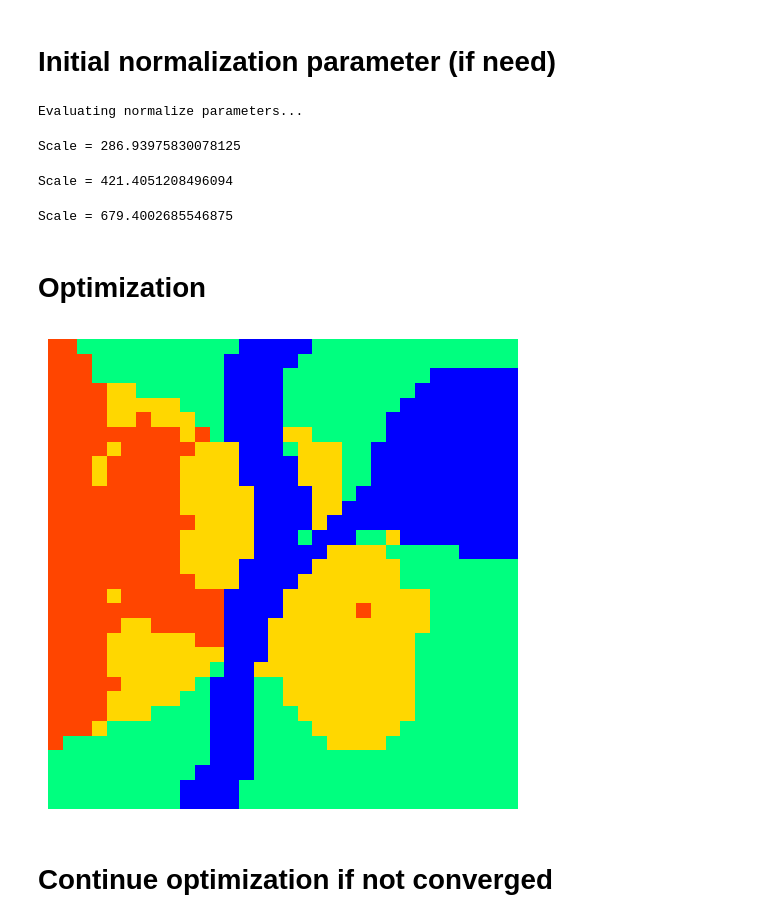
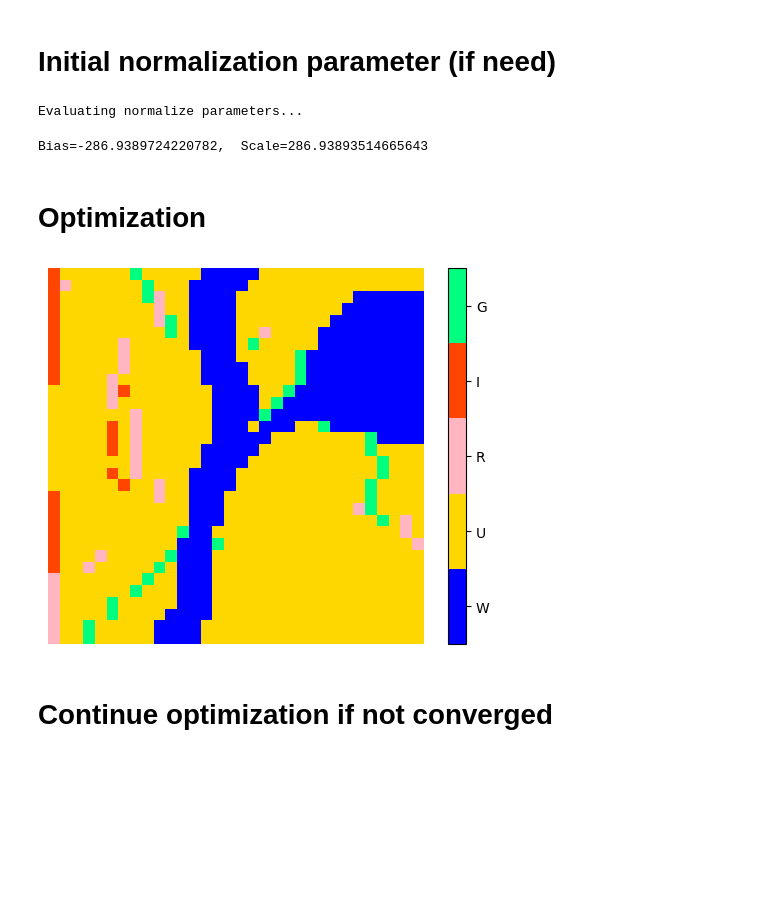
Before and after one commit to codeRimoe/pSO, a Jupyter notebook: Opt_Sim.ipynb, the cells around one changed output. Saved outputs shown, nothing was run; the diff lists cells and outputs as text; code cells hidden in the pictures; blank space fills up the shorter version.

```diff
--- a/Opt_Sim.ipynb
+++ b/Opt_Sim.ipynb
@@ -103,28 +103,26 @@ class SimProb(OptProblem):
 # Initial normalization parameter (if need)
 # %%
 import torch
-prob = SimProb(DV=dict(LU=LUx.var['LU']), dvSoft=dict(LU=10), dvMask=dict(LU=~LUx.var['R']), Ws=Ws)
+prob = SimProb(DV=dict(LU=LUx.var['LU']), dvHard=['LU'], dvSoft=[], dvMask=dict(LU=~LUx.var['R']), Ws=Ws, hardscale=10)
 prob.cuda()
 
 opt = torch.optim.Adam(prob.parameters(), lr=1e-2)
-prob.norm(opt, niter=10000, calMax=True)
+prob.norm(opt, niter=10000, normMax=True)
 # %% [output]
 Evaluating normalize parameters...
-Scale = 286.93975830078125
+Bias=-286.9389724220782,  Scale=286.93893514665643
-Scale = 421.4051208496094
-Scale = 679.4002685546875
 # %% [markdown]
 # Optimization
 # %%
-prob.optimize(lambda : torch.max(prob()[0]), opt, 'MAX objs', niter=10000, resetP=True)
+# prob.optimize(lambda : torch.max(prob()[0]), opt, 'MAX objs', niter=10000, resetP=True)
 
-pLU = prob.softMaskDV()['LU'].cpu().detach().numpy()
-LUx.plot_pLU(pLU)
+pLU = prob.to_npy(prob.hardMaskDV())['LU']
+LUx.plot_pLU(pLU, legend={'orientation': 'vertical', 'shrink': 0.8})
 # LUx.plot_LU(LU)
 
 plt.show()
 # %% [output]
-[figure, old version]
+[figure, new version]
 # %% [markdown]
 # Continue optimization if not converged
 # %%
```
Also changed, not shown: parts of 5 cells of this notebook, 5 other files.
